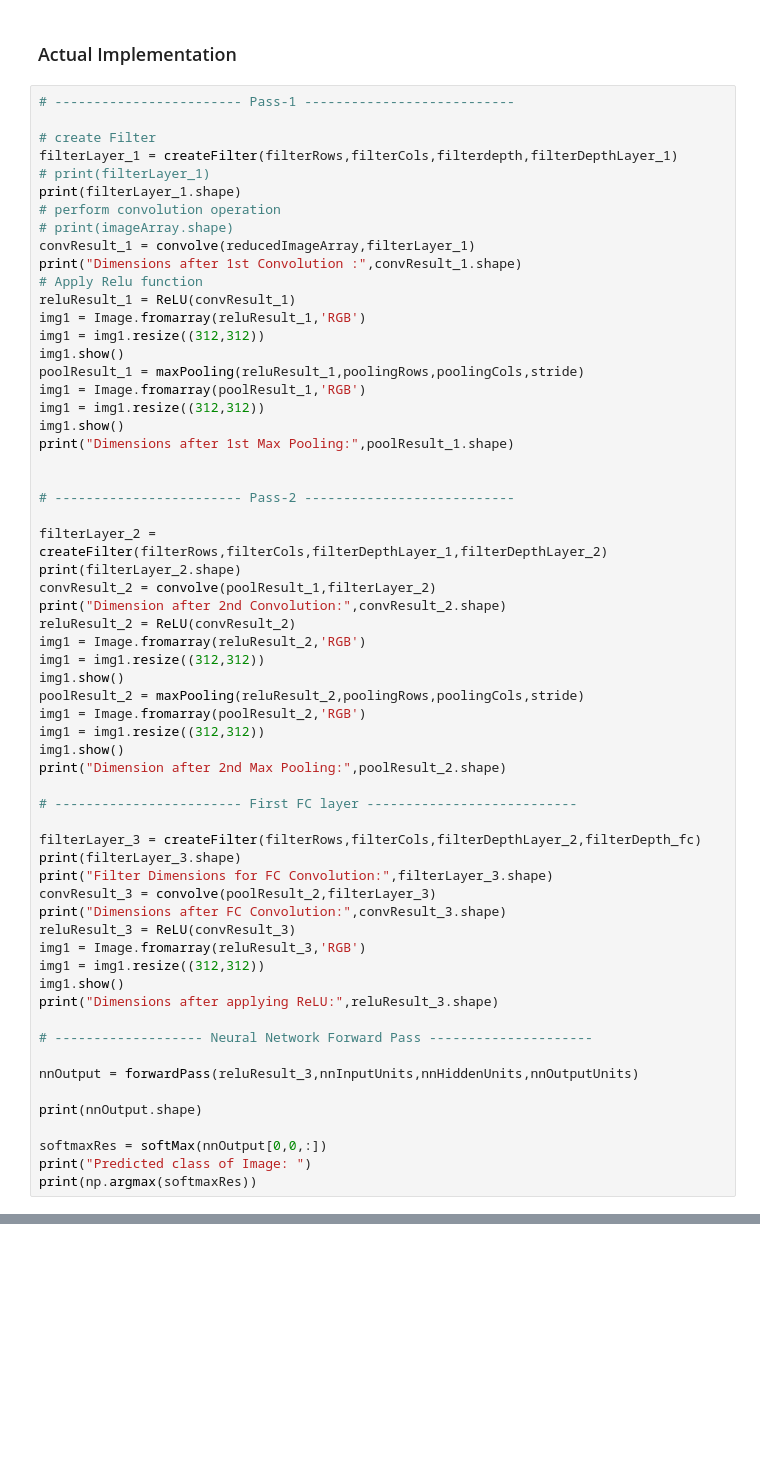
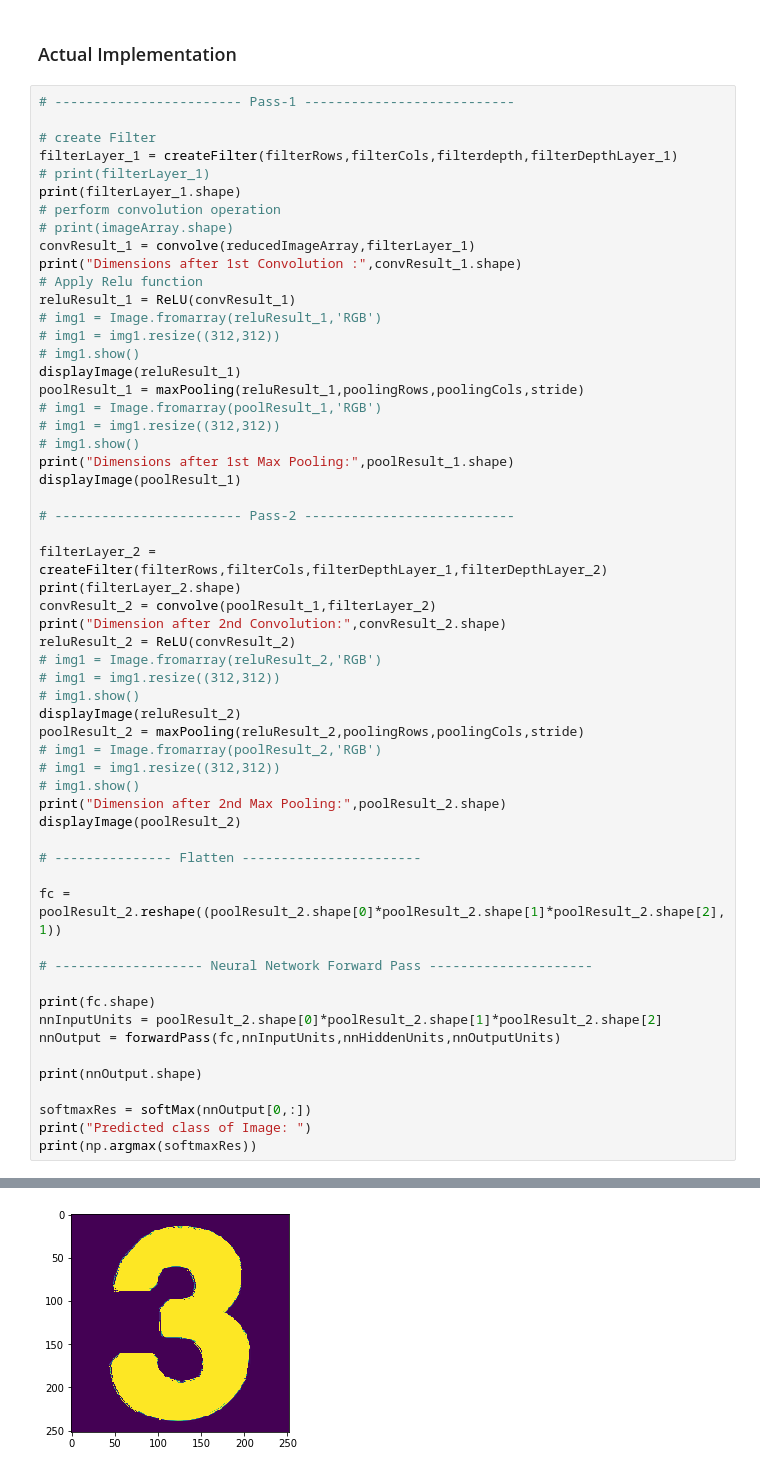
Before and after one commit to VatsalSoni301/CNN_Tensorflow, a Jupyter notebook: CNN_Forward_Pass.ipynb, the cells around one changed output, grey strips where cells are left out. Saved outputs shown, nothing was run; the diff lists cells and outputs as text; blank space fills up the shorter version.

```diff
--- a/CNN_Forward_Pass.ipynb
+++ b/CNN_Forward_Pass.ipynb
@@ -175,15 +193,16 @@ convResult_1 = convolve(reducedImageArray,filterLayer_1)
 print("Dimensions after 1st Convolution :",convResult_1.shape)
 # Apply Relu function
 reluResult_1 = ReLU(convResult_1)
-img1 = Image.fromarray(reluResult_1,'RGB')
-img1 = img1.resize((312,312))
-img1.show()
+# img1 = Image.fromarray(reluResult_1,'RGB')
+# img1 = img1.resize((312,312))
+# img1.show()
+displayImage(reluResult_1)
 poolResult_1 = maxPooling(reluResult_1,poolingRows,poolingCols,stride)
-img1 = Image.fromarray(poolResult_1,'RGB')
-img1 = img1.resize((312,312))
-img1.show()
+# img1 = Image.fromarray(poolResult_1,'RGB')
+# img1 = img1.resize((312,312))
+# img1.show()
 print("Dimensions after 1st Max Pooling:",poolResult_1.shape)
-
+displayImage(poolResult_1)
 
 # ------------------------ Pass-2 ---------------------------
 
@@ -192,35 +211,30 @@ print(filterLayer_2.shape)
 convResult_2 = convolve(poolResult_1,filterLayer_2)
 print("Dimension after 2nd Convolution:",convResult_2.shape)
 reluResult_2 = ReLU(convResult_2)
-img1 = Image.fromarray(reluResult_2,'RGB')
-img1 = img1.resize((312,312))
-img1.show()
+# img1 = Image.fromarray(reluResult_2,'RGB')
+# img1 = img1.resize((312,312))
+# img1.show()
+displayImage(reluResult_2)
 poolResult_2 = maxPooling(reluResult_2,poolingRows,poolingCols,stride)
-img1 = Image.fromarray(poolResult_2,'RGB')
-img1 = img1.resize((312,312))
-img1.show()
+# img1 = Image.fromarray(poolResult_2,'RGB')
+# img1 = img1.resize((312,312))
+# img1.show()
 print("Dimension after 2nd Max Pooling:",poolResult_2.shape)
+displayImage(poolResult_2)
 
-# ------------------------ First FC layer ---------------------------
+# --------------- Flatten -----------------------
 
-filterLayer_3 = createFilter(filterRows,filterCols,filterDepthLayer_2,filterDepth_fc)
-print(filterLayer_3.shape)
-print("Filter Dimensions for FC Convolution:",filterLayer_3.shape)
-convResult_3 = convolve(poolResult_2,filterLayer_3)
-print("Dimensions after FC Convolution:",convResult_3.shape)
-reluResult_3 = ReLU(convResult_3)
-img1 = Image.fromarray(reluResult_3,'RGB')
-img1 = img1.resize((312,312))
-img1.show()
-print("Dimensions after applying ReLU:",reluResult_3.shape)
+fc = poolResult_2.reshape((poolResult_2.shape[0]*poolResult_2.shape[1]*poolResult_2.shape[2], 1))
 
 # ------------------- Neural Network Forward Pass ---------------------
 
-nnOutput = forwardPass(reluResult_3,nnInputUnits,nnHiddenUnits,nnOutputUnits)
+print(fc.shape)
+nnInputUnits = poolResult_2.shape[0]*poolResult_2.shape[1]*poolResult_2.shape[2]
+nnOutput = forwardPass(fc,nnInputUnits,nnHiddenUnits,nnOutputUnits)
 
 print(nnOutput.shape)
 
-softmaxRes = softMax(nnOutput[0,0,:])
+softmaxRes = softMax(nnOutput[0,:])
 print("Predicted class of Image: ")
 print(np.argmax(softmaxRes))
 # %% [output]
@@ -239,0 +243 @@ Predicted class of Image:
+[figure, added]
```
Also changed, not shown: parts of 7 cells of this notebook, 3 other files.
